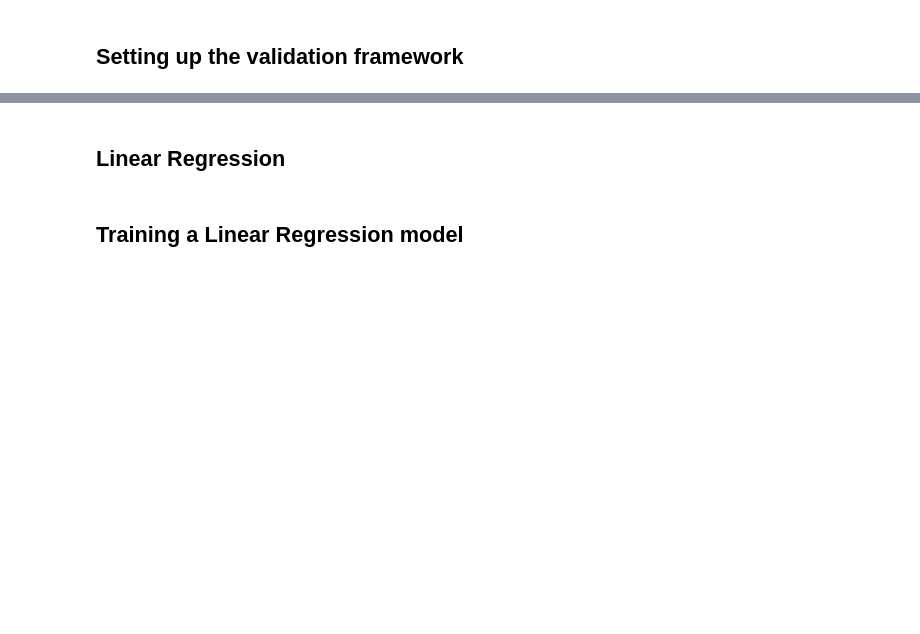
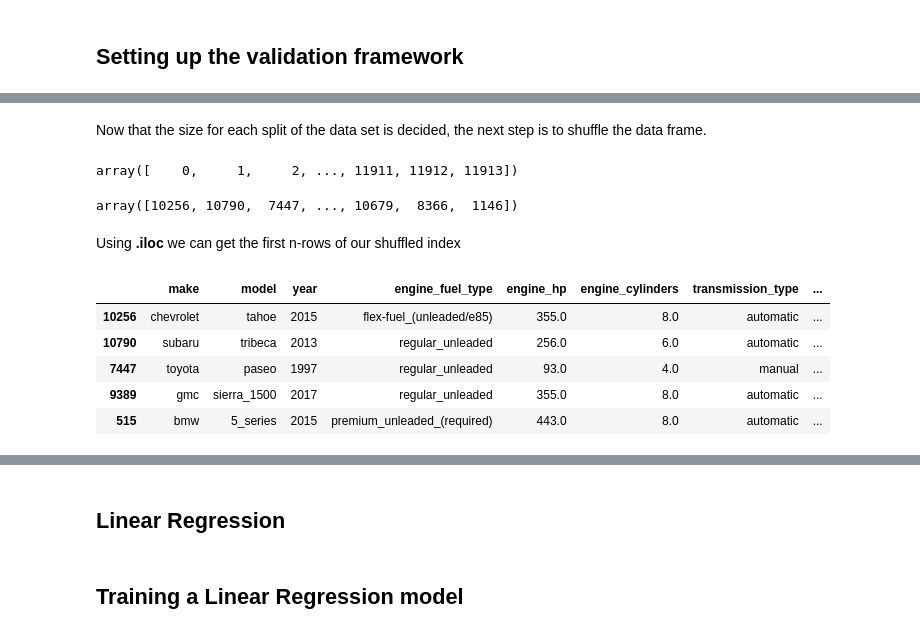
Before and after one commit to filipebodas/ml_zoomcamp_2024, a Jupyter notebook: code/02_regression/car_price.ipynb, the cells around one changed output, grey strips where cells are left out. Drawn from its saved outputs; the diff is of its cells as text; code cells hidden in the pictures; blank space fills up the shorter version.

Commit message:
validation framework

```diff
--- a/code/02_regression/car_price.ipynb
+++ b/code/02_regression/car_price.ipynb
@@ -139,2 +137,8 @@ dtype: int64
 # %% [markdown]
 ## Setting up the validation framework
+# %%
+n = len(df)
+
+n_val = int(n * 0.2) # number of rows for the validation data set
+n_test = int(n * 0.2) # number of rows for the test data set
+n_train = n - n_val - n_test # number of rows for the train data set
@@ -140,0 +150,2 @@ dtype: int64
+# %% [markdown]
+Now that the size for each split of the data set is decided, the next step is to shuffle the data frame.
@@ -140,0 +154,21 @@ dtype: int64
+# %%
+idx = np.arange(n)
+idx # save our index numbers in a variable
+# %% [output]
+array([    0,     1,     2, ..., 11911, 11912, 11913])
+# %%
+np.random.shuffle(idx)
+idx
+# %% [output]
+array([10256, 10790,  7447, ..., 10679,  8366,  1146])
+# %% [markdown]
+Using **.iloc** we can get the first n-rows of our shuffled index
+# %%
+df.iloc[idx[:5]]
+# %% [output]
+|  | make | model | year | engine_fuel_type | engine_hp | engine_cylinders | transmission_type | ... |
+| 10256 | chevrolet | tahoe | 2015 | flex-fuel_(unleaded/e85) | 355.0 | 8.0 | automatic | ... |
+| 10790 | subaru | tribeca | 2013 | regular_unleaded | 256.0 | 6.0 | automatic | ... |
+| 7447 | toyota | paseo | 1997 | regular_unleaded | 93.0 | 4.0 | manual | ... |
+| 9389 | gmc | sierra_1500 | 2017 | regular_unleaded | 355.0 | 8.0 | automatic | ... |
+| 515 | bmw | 5_series | 2015 | premium_unleaded_(required) | 443.0 | 8.0 | automatic | ... |
```
Also changed, not shown: parts of 13 cells of this notebook.
